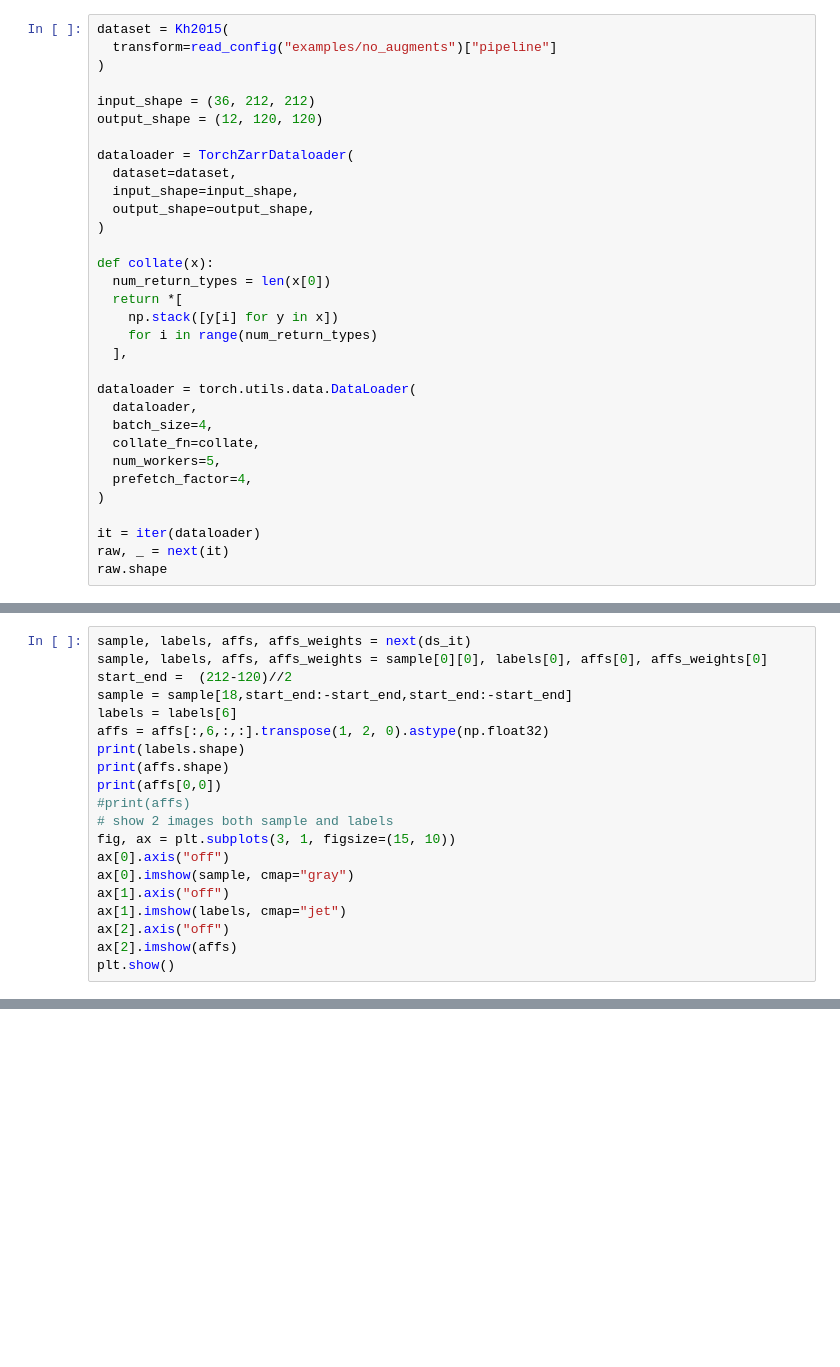
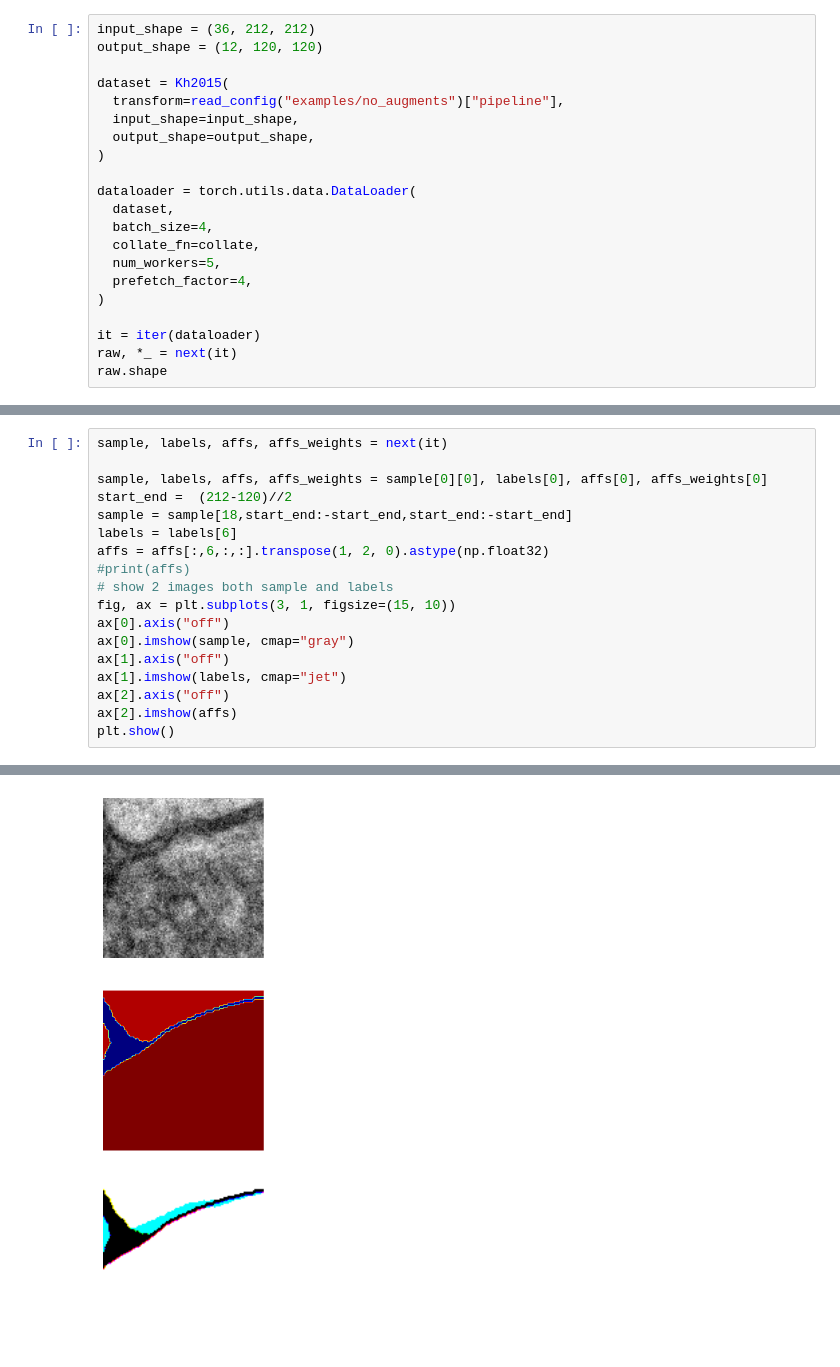
Before and after one commit to anforsm/autoseg, a Jupyter notebook: dataset_testing.ipynb, the cells around one changed output, grey strips where cells are left out. Saved outputs shown, nothing was run; the diff lists cells and outputs as text; blank space fills up the shorter version.

```diff
--- a/dataset_testing.ipynb
+++ b/dataset_testing.ipynb
@@ -13,28 +14,17 @@ from src.config import read_config
 The autoreload extension is already loaded. To reload it, use:
   %reload_ext autoreload
 # %%
-dataset = Kh2015(
-  transform=read_config("examples/no_augments")["pipeline"]
-)
-
 input_shape = (36, 212, 212)
 output_shape = (12, 120, 120)
 
-dataloader = TorchZarrDataloader(
-  dataset=dataset,
+dataset = Kh2015(
+  transform=read_config("examples/no_augments")["pipeline"],
   input_shape=input_shape,
   output_shape=output_shape,
 )
 
-def collate(x):
-  num_return_types = len(x[0])
-  return *[
-    np.stack([y[i] for y in x])
-    for i in range(num_return_types)
-  ],
-
 dataloader = torch.utils.data.DataLoader(
-  dataloader,
+  dataset,
   batch_size=4,
   collate_fn=collate,
   num_workers=5,
@@ -42,6 +32,6 @@ dataloader = torch.utils.data.DataLoader(
 )
 
 it = iter(dataloader)
-raw, _ = next(it)
+raw, *_ = next(it)
 raw.shape
 # %% [output]
@@ -60,13 +40,11 @@ Dataset already found on disk, downloading...
 # %%
-sample, labels, affs, affs_weights = next(ds_it)
+sample, labels, affs, affs_weights = next(it)
+
 sample, labels, affs, affs_weights = sample[0][0], labels[0], affs[0], affs_weights[0]
 start_end =  (212-120)//2
 sample = sample[18,start_end:-start_end,start_end:-start_end]
 labels = labels[6]
 affs = affs[:,6,:,:].transpose(1, 2, 0).astype(np.float32)
-print(labels.shape)
-print(affs.shape)
-print(affs[0,0])
 #print(affs)
 # show 2 images both sample and labels
 fig, ax = plt.subplots(3, 1, figsize=(15, 10))
@@ -81,0 +60 @@ RuntimeError: Don't know how to add <class 'NoneType'> to Pipeline
+[figure, added]
```
Also changed, not shown: parts of 4 cells of this notebook, 9 other files.
